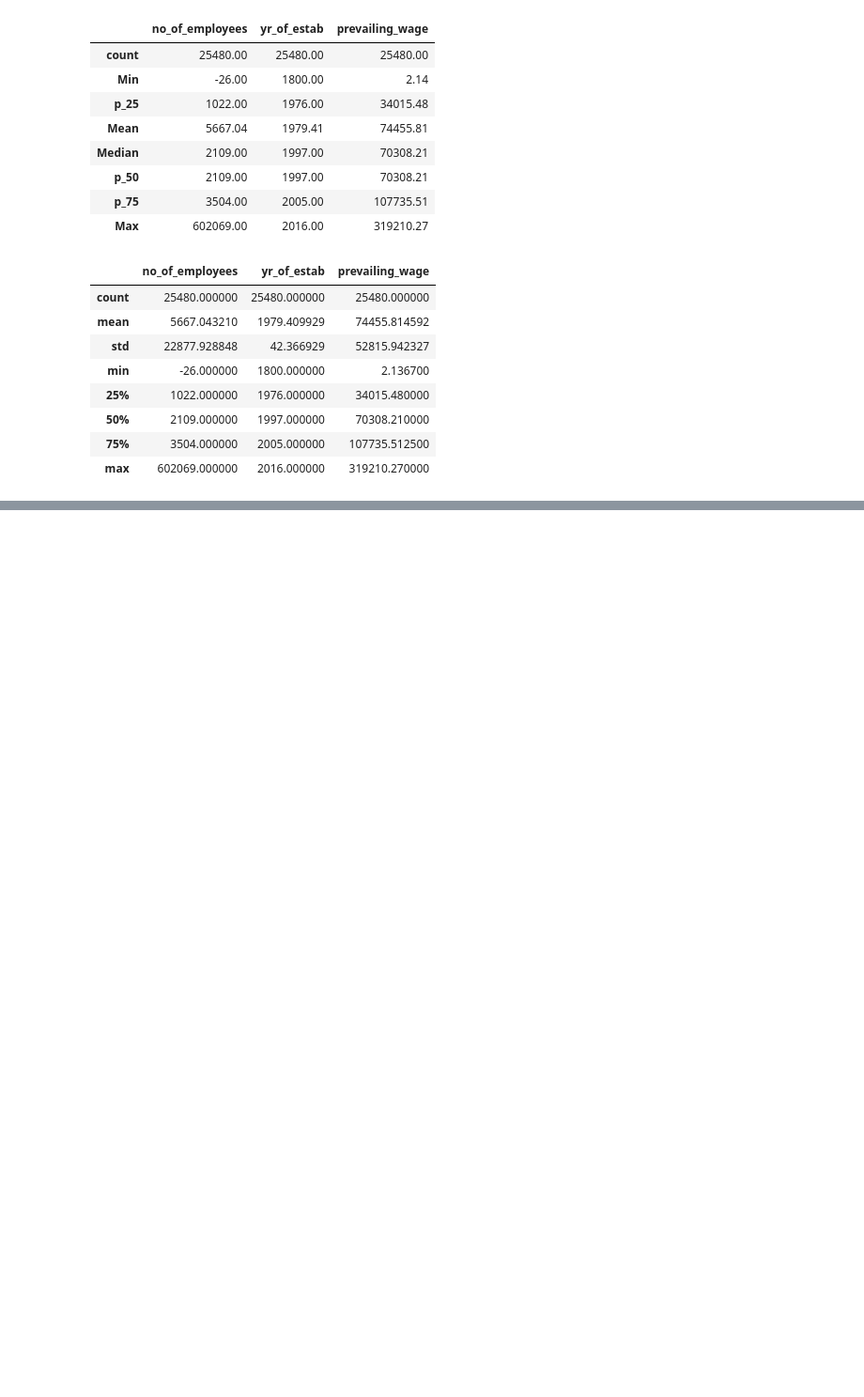
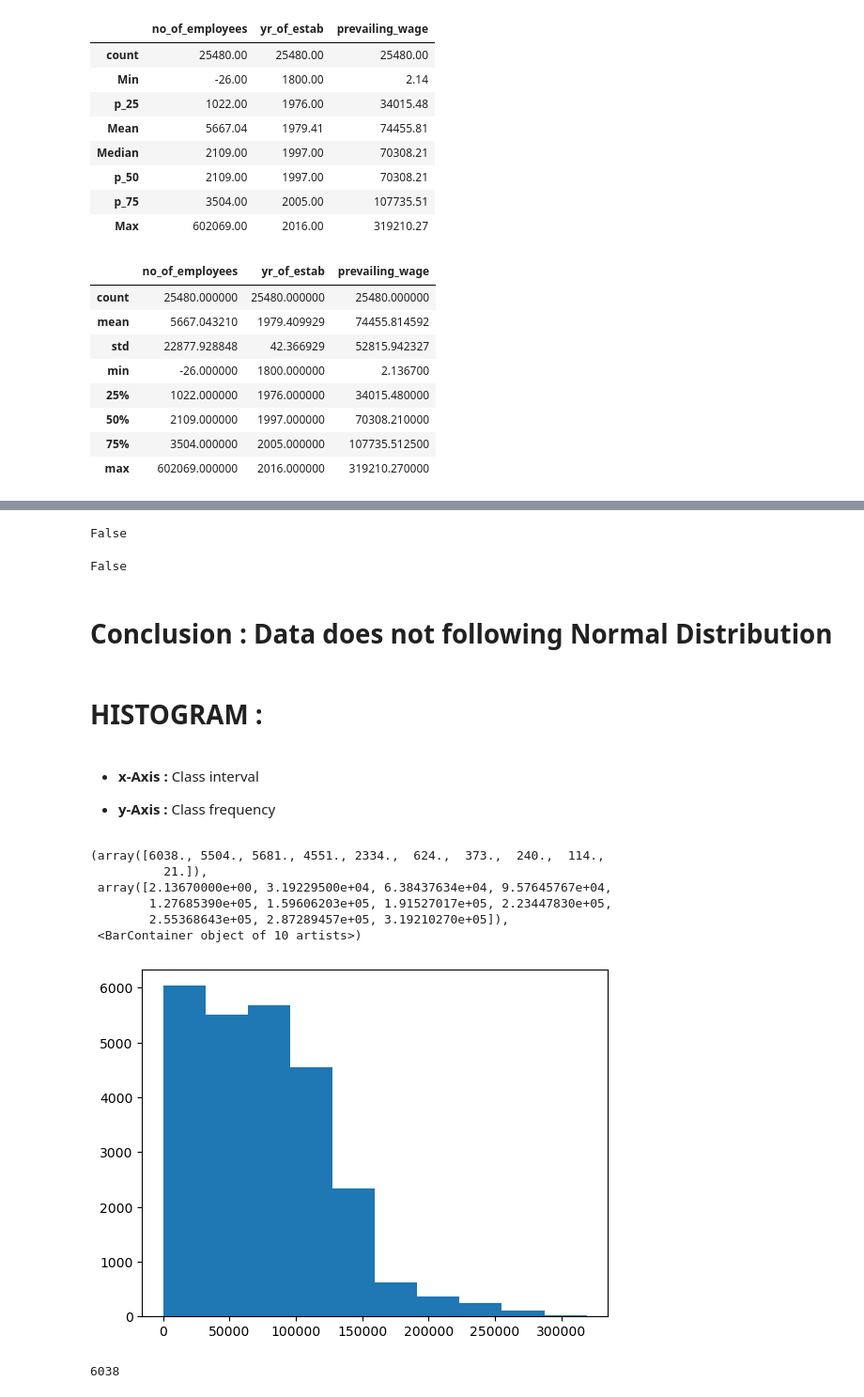
Before and after one commit to hemant467/Naresh-IT, a Jupyter notebook: Python 🐍 Sessions 📜/EDA : Exploratory Data Analysis 📜/Session 5 Numerical Column Analysis.ipynb, the cells around one changed output, grey strips where cells are left out. Shown: that part at 94% size. Cells and saved outputs as stored; diff of their text form; code cells hidden in the pictures; blank space fills up the shorter version.

```diff
--- a/Python 🐍 Sessions 📜/EDA : Exploratory Data Analysis 📜/Session 5 Numerical Column Analysis.ipynb
+++ b/Python 🐍 Sessions 📜/EDA : Exploratory Data Analysis 📜/Session 5 Numerical Column Analysis.ipynb
@@ -247,0 +255,5 @@ visa_df.describe() # Method
+# %%
+visa_df=pd.read_csv(r"E:\Python Projects\Data Files\Visadataset.csv")
+
+cat=visa_df.select_dtypes(include='object').columns
+num=visa_df.select_dtypes(exclude='object').columns
@@ -247,0 +271,3 @@ visa_df.describe() # Method
+# %%
+wage_data=visa_df['prevailing_wage']
+wage_data
@@ -247,0 +408,26 @@ visa_df.describe() # Method
+# %%
+len(visa_df[condition]) == 95*25480/100
+# %% [output]
+False
+# %%
+len(visa_df[condition]) == 99.7*25480/100
+# %% [output]
+False
+# %% [markdown]
+# Conclusion : Data does not following Normal Distribution
+# %% [markdown]
+# HISTOGRAM :
+# %% [markdown]
+- **x-Axis :** Class interval
+
+- **y-Axis :** Class frequency
+# %%
+plt.hist(wage_data)
+# %% [output]
+(array([6038., 5504., 5681., 4551., 2334.,  624.,  373.,  240.,  114.,
+          21.]),
+ array([2.13670000e+00, 3.19229500e+04, 6.38437634e+04, 9.57645767e+04,
+        1.27685390e+05, 1.59606203e+05, 1.91527017e+05, 2.23447830e+05,
+        2.55368643e+05, 2.87289457e+05, 3.19210270e+05]),
+ <BarContainer object of 10 artists>)
+[figure, added]
@@ -247,0 +437,7 @@ visa_df.describe() # Method
+# %%
+lb=wage_data>=2.13670000e+00
+up=wage_data<3.19229500e+04
+condition =lb & up
+len(visa_df[condition])
+# %% [output]
+6038
```
Also changed, not shown: parts of 39 cells of this notebook.
